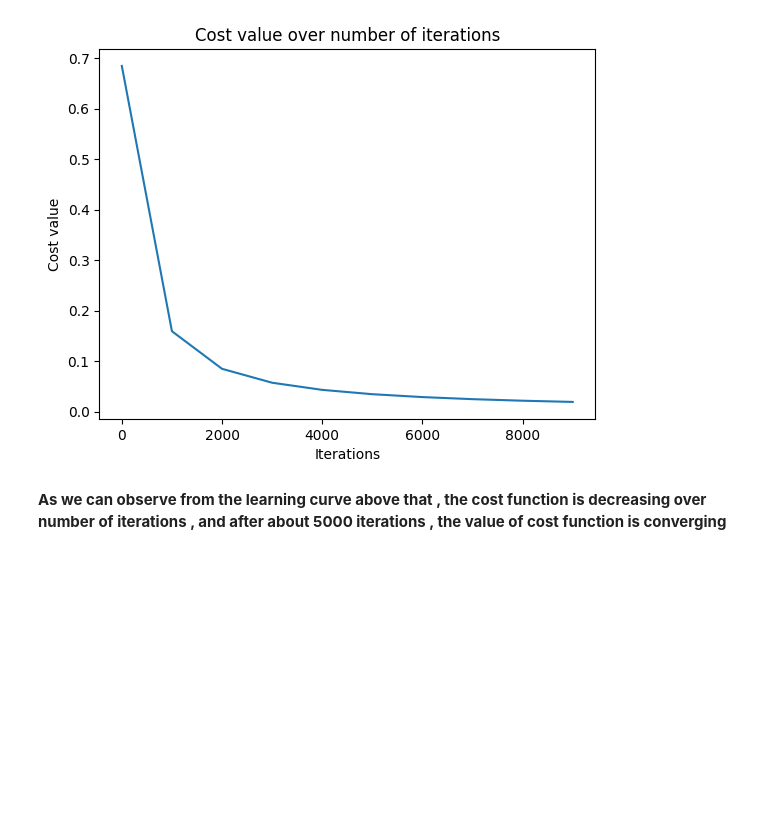
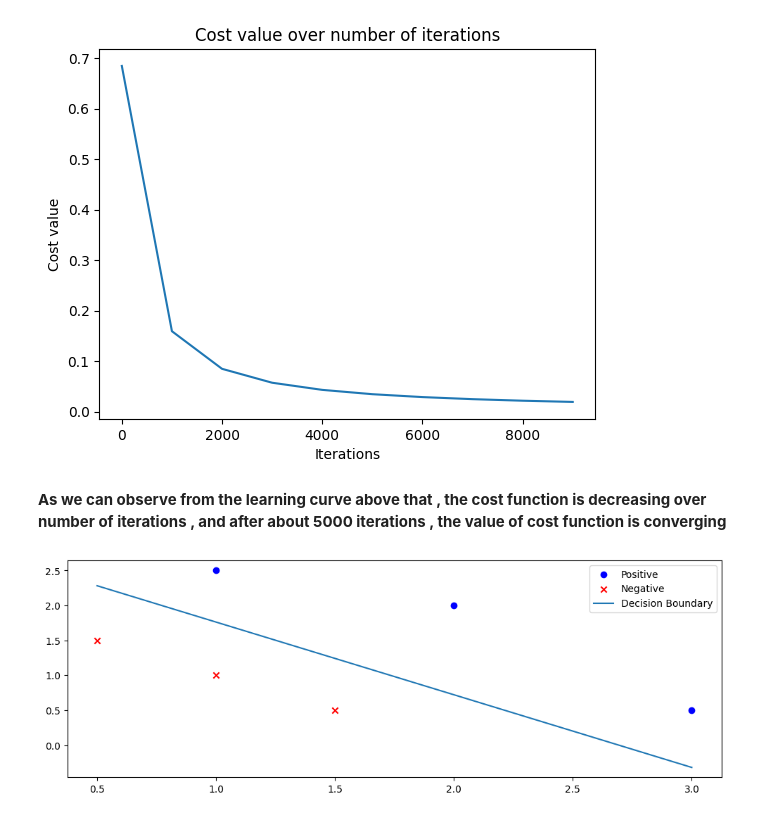
Before and after one commit to AsokTamang/Logistic-Regression, a Jupyter notebook: logistic_algorithm.ipynb, the cells around one changed output. Drawn from its saved outputs; the diff is of its cells as text; code cells hidden in the pictures; blank space fills up the shorter version.

Commit message:
Plotted the linear regression model

```diff
--- a/logistic_algorithm.ipynb
+++ b/logistic_algorithm.ipynb
@@ -95,3 +95,18 @@ plt.show()
 [figure]
 # %% [markdown]
 **As we can observe from the learning curve above that , the cost function is decreasing over number of iterations , and after about 5000 iterations , the value of cost function is converging**
+# %%
+plt.figure(figsize = (12,4))
+#plotting the original data sets
+plt.scatter(X_train[pos,0],X_train[pos,1],marker='o',c='b',label='Positive')  #this is our positive class, and we are selecting the training data where the output y is positive
+plt.scatter(X_train[neg,0],X_train[neg,1],marker='x',c='r',label='Negative') #this is our negative class, and we are selecting the training data where the output y is negative
+
+#plotting the decision boundary
+x1 = np.linspace(X_train[:,0].min(),X_train[:,0].max(),100)
+x2 = ((-x1*final_w[0]) - final_b) / final_w[1]
+plt.plot(x1,x2,label='Decision Boundary')
+plt.title('Linear Regression Model')
+plt.legend()
+plt.show()
+# %% [output]
+[figure, added]
```
